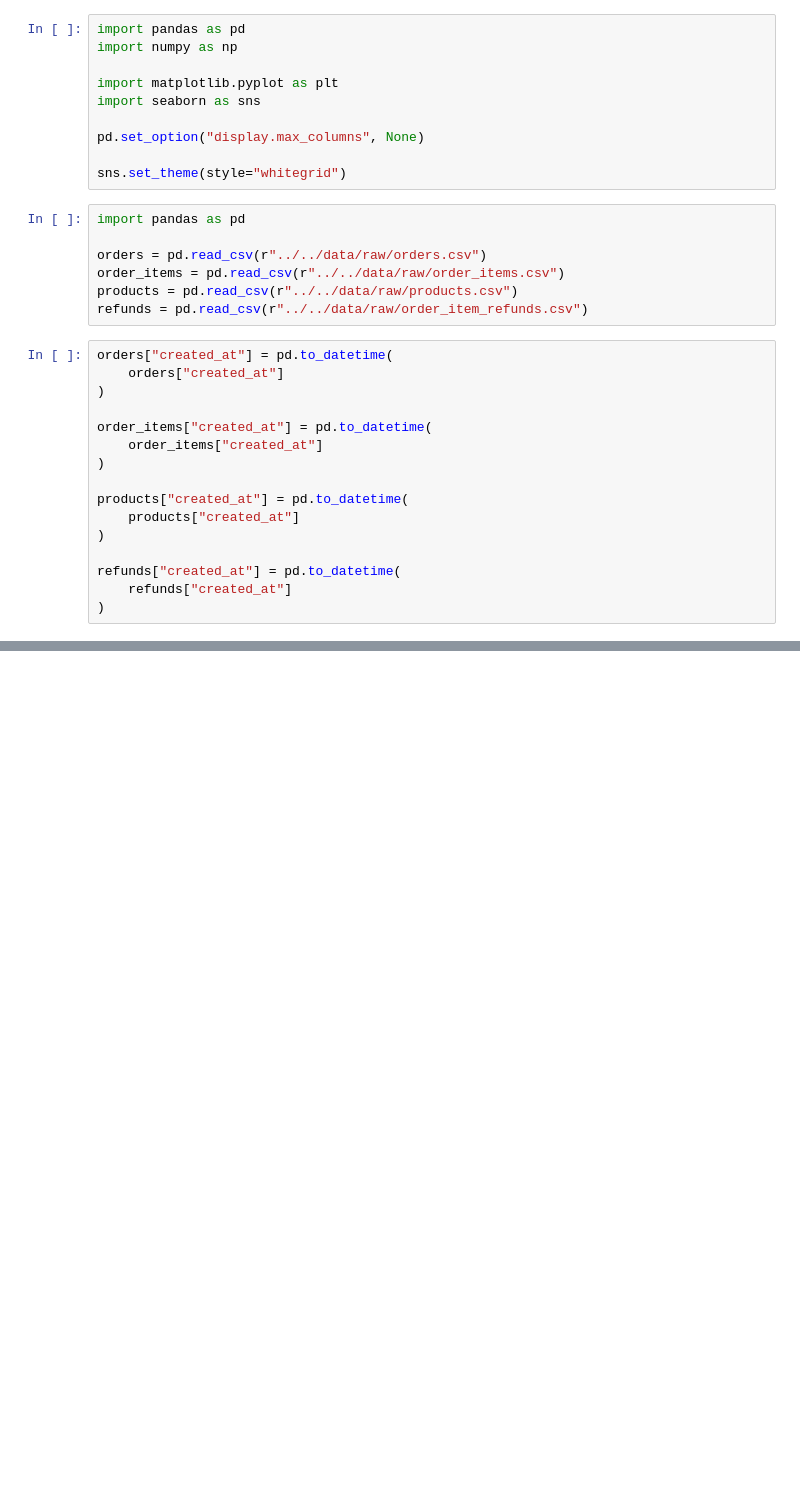
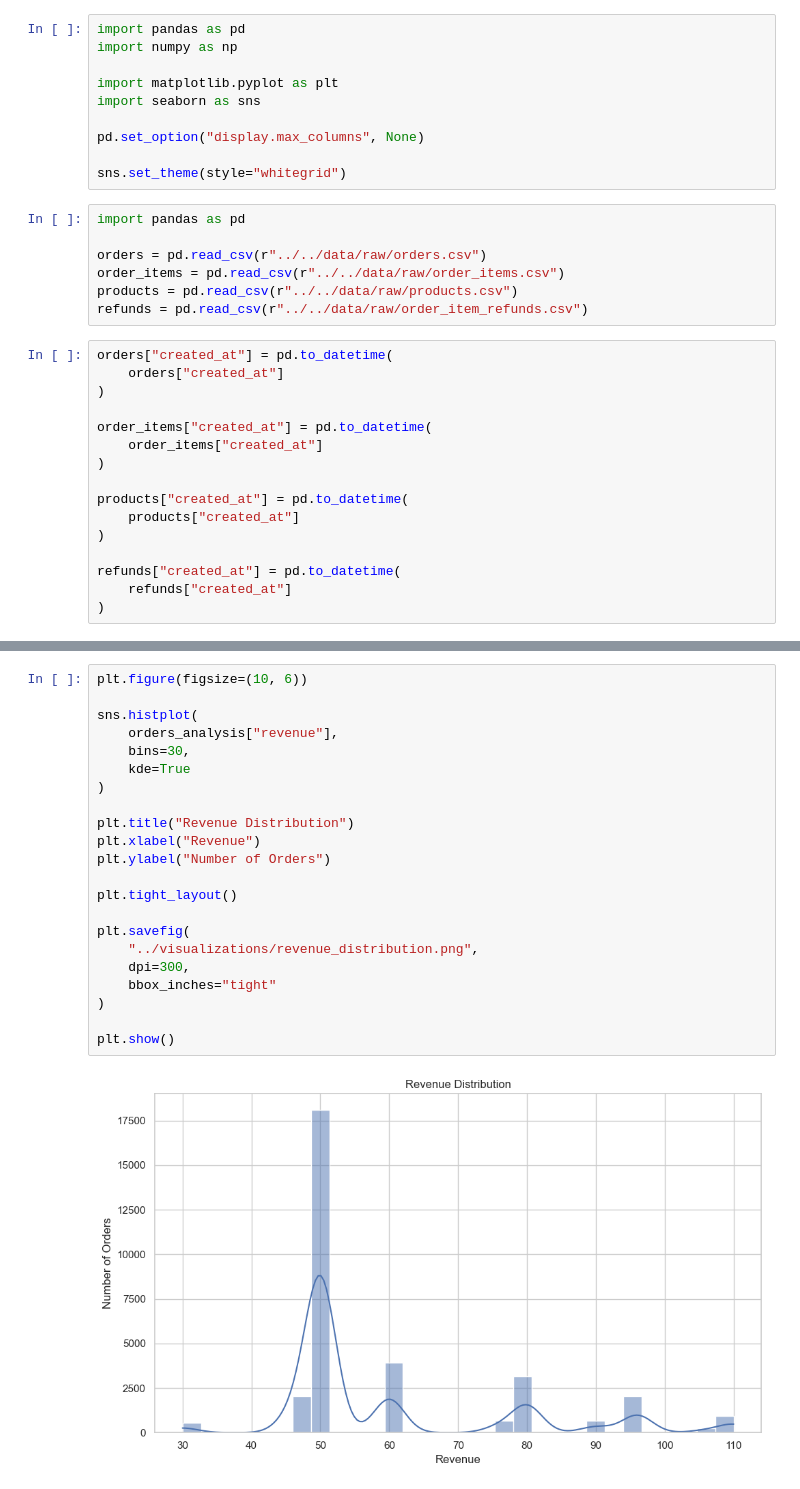
Before and after one commit to suyashverma0/Toylytics-Ecommerce-Sales-Analytics, a Jupyter notebook: Python/notebooks/02_exploratory_data_analysis.ipynb.ipynb, the cells around one changed output, grey strips where cells are left out. Cells and saved outputs as stored; diff of their text form; blank space fills up the shorter version.

```diff
--- a/Python/notebooks/02_exploratory_data_analysis.ipynb.ipynb
+++ b/Python/notebooks/02_exploratory_data_analysis.ipynb.ipynb
@@ -33,0 +110,24 @@ refunds["created_at"] = pd.to_datetime(
+# %%
+plt.figure(figsize=(10, 6))
+
+sns.histplot(
+    orders_analysis["revenue"],
+    bins=30,
+    kde=True
+)
+
+plt.title("Revenue Distribution")
+plt.xlabel("Revenue")
+plt.ylabel("Number of Orders")
+
+plt.tight_layout()
+
+plt.savefig(
+    "../visualizations/revenue_distribution.png",
+    dpi=300,
+    bbox_inches="tight"
+)
+
+plt.show()
+# %% [output]
+[figure, added]
```
Also changed, not shown: parts of 8 cells of this notebook, 12 other files.
